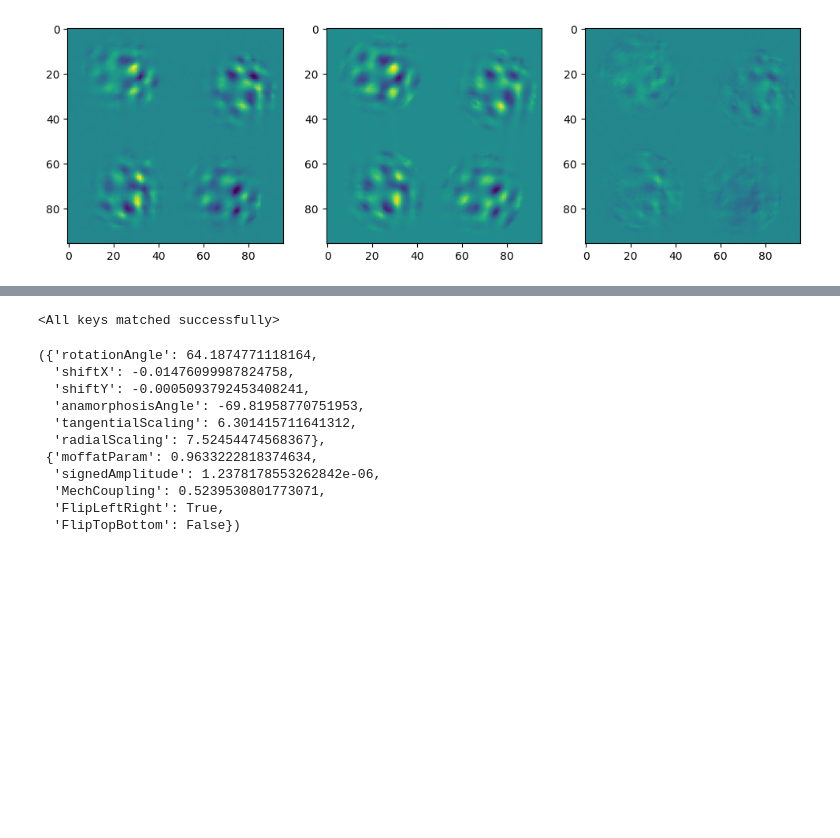
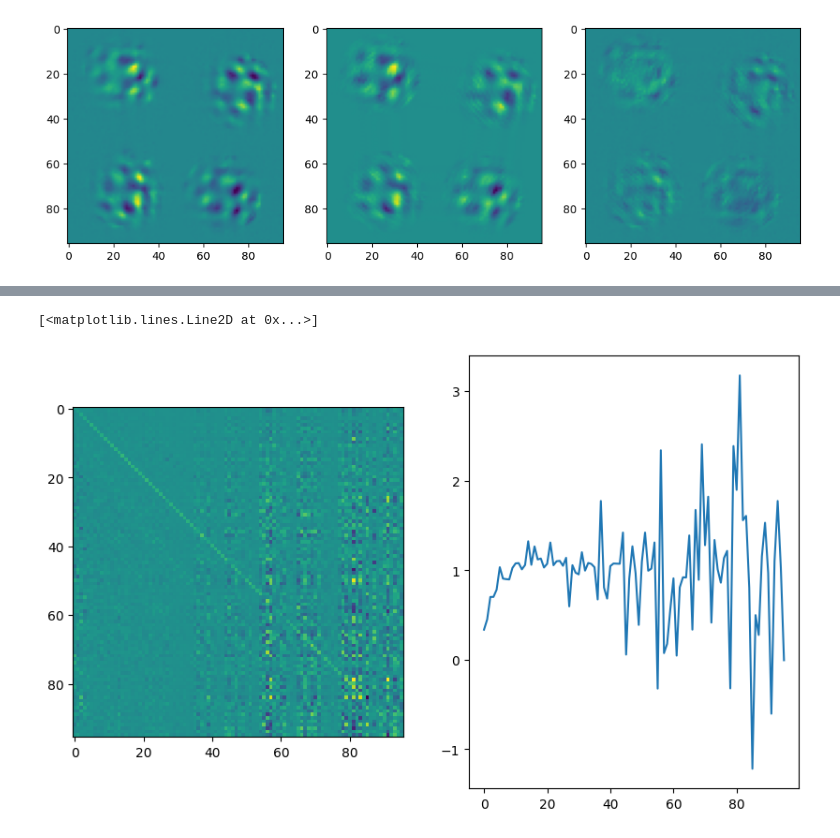
Before and after one commit to ftoyarzun/AI4AO, a Jupyter notebook: Tutorials/Rama_twin_calibration.ipynb, the cells around one changed output, grey strips where cells are left out. Saved outputs shown, nothing was run; the diff lists cells and outputs as text; code cells hidden in the pictures; blank space fills up the shorter version.

```diff
--- a/Tutorials/Rama_twin_calibration.ipynb
+++ b/Tutorials/Rama_twin_calibration.ipynb
@@ -49,15 +61,4 @@ reference_frame /= reference_frame.sum()
 # %%
-WFSParams = {"Nres":36,
-             "sampling":96/36,
-             "D": 0.6,
-             "useNoise": False,
-             "Modulation": 3,
-             "MaskType": "Pyramid",
-             "beamSplitProportionForWFSDetector": 0,
-             "Nactuator": 11,
-             "Wavelength": 635e-9
-             }
-
 wfs = PyramidWFS(WFSParams, device)
 # %%
 """
@@ -315,28 +299,33 @@ print(dmdict)
 # %%
 PATH_WFS = "../Data/Rama/RamaWFS.pth"
-torch.save(wfs.state_dict(), PATH_WFS)
+wfs.SaveCalibration(PATH_WFS)
 
 PATH_DM = "../Data/Rama/RamaDM.pth"
-torch.save(dm.state_dict(), PATH_DM)
-
-checkpoint = torch.load(PATH_WFS, weights_only=True)
-wfs.load_state_dict(checkpoint)
-
-checkpoint = torch.load(PATH_DM, weights_only=True)
-dm.load_state_dict(checkpoint)
+dm.SaveCalibration(PATH_DM)
-# %% [output]
-<All keys matched successfully>
-# %%
-dm.GetMisreg()
-# %% [output]
-({'rotationAngle': 64.1874771118164,
-  'shiftX': -0.01476099987824758,
-  'shiftY': -0.0005093792453408241,
-  'anamorphosisAngle': -69.81958770751953,
-  'tangentialScaling': 6.301415711641312,
-  'radialScaling': 7.52454474568367},
- {'moffatParam': 0.9633222818374634,
-  'signedAmplitude': 1.2378178553262842e-06,
-  'MechCoupling': 0.5239530801773071,
-  'FlipLeftRight': True,
-  'FlipTopBottom': False})
+# %%
+wfs = PyramidWFS(WFSParams, device)
+wfs.LoadCalibration(PATH_WFS)
+wfs.eval()
+
+dm = DeformableMirror(WFSParams,
+                    DMParams,
+                    device=device)
+dm.LoadCalibration(PATH_DM)
+dm.eval()
+
+modes = dm(M2C.T)
+
+with torch.no_grad():
+    wfs.BuildReconstructionMatrix(modes, pupil = ref_pupil, batch_size=30, phaseOffset=ref_phase)
+
+with torch.no_grad():
+    cov = iMat_bench.flatten(start_dim = -2) @ wfs.reconstructionMatrix
+
+plt.figure(figsize=(10,6))
+plt.subplot(121)
+plt.imshow(cov.cpu().detach())
+plt.subplot(122)
+plt.plot(torch.diag(cov).cpu().detach())
+# %% [output]
+[<matplotlib.lines.Line2D at 0x...>]
+[figure, added]
```
Also changed, not shown: parts of 11 cells of this notebook, 2 other files.
